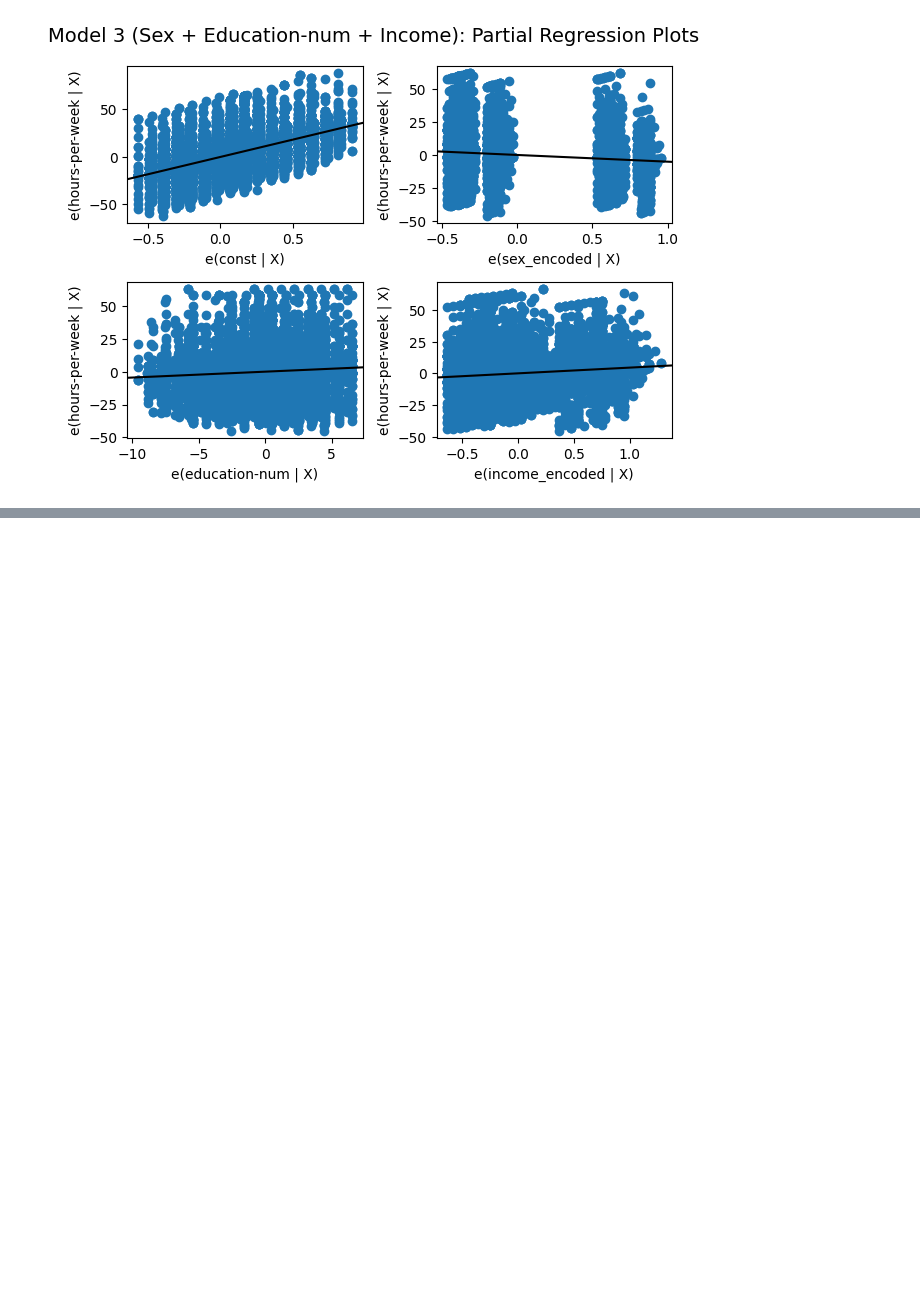
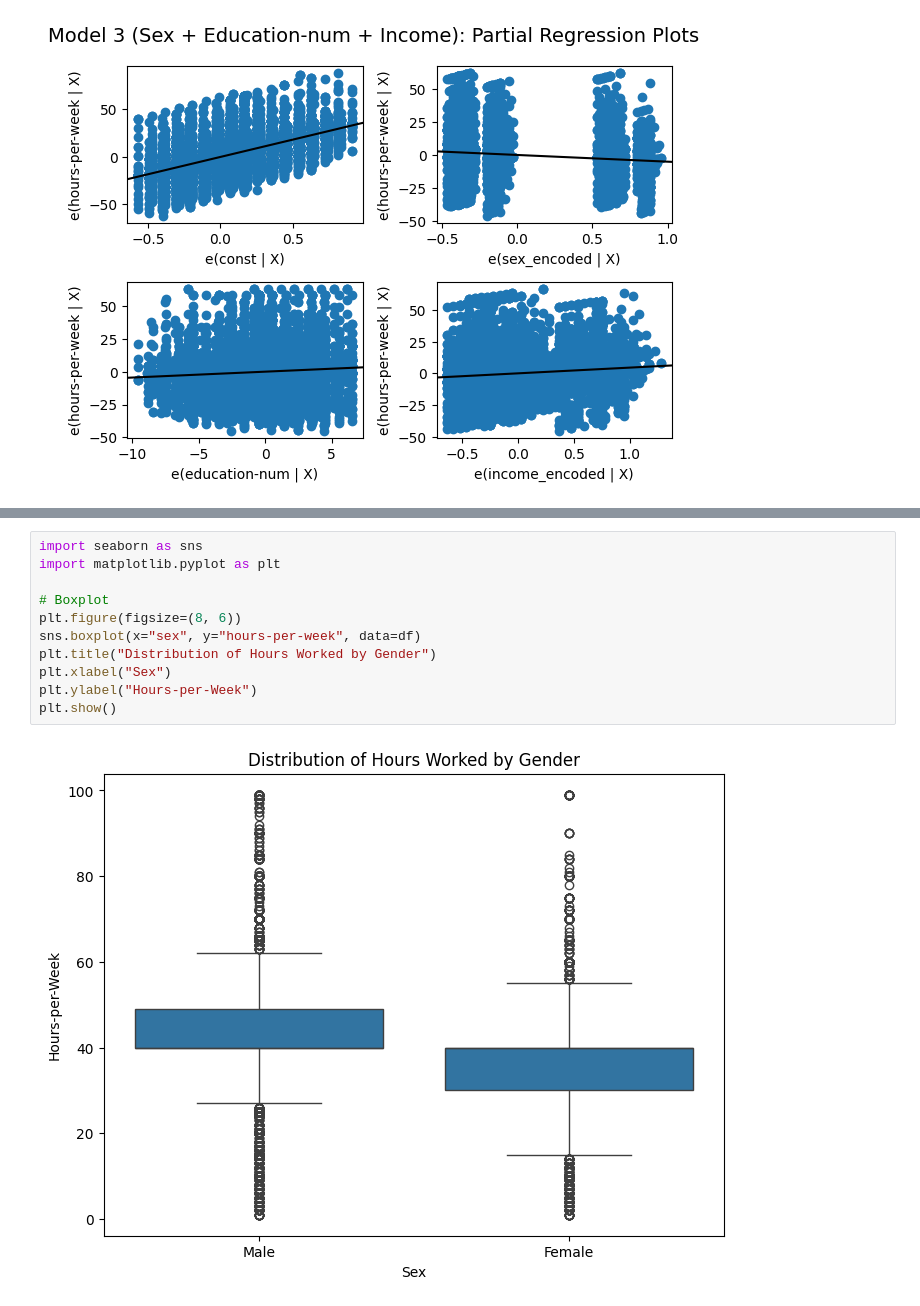
Before and after one commit to omar-bay/AAI614_Baayoun, a Jupyter notebook: week 4/project 1/Project_1-census_income.ipynb, the cells around one changed output, grey strips where cells are left out. Cells and saved outputs as stored; diff of their text form; blank space fills up the shorter version.

```diff
--- a/week 4/project 1/Project_1-census_income.ipynb
+++ b/week 4/project 1/Project_1-census_income.ipynb
@@ -759,0 +790,13 @@ partial_regression_plots(X3, y, "Model 3 (Sex + Education-num + Income)")
+# %%
+import seaborn as sns
+import matplotlib.pyplot as plt
+
+# Boxplot
+plt.figure(figsize=(8, 6))
+sns.boxplot(x="sex", y="hours-per-week", data=df)
+plt.title("Distribution of Hours Worked by Gender")
+plt.xlabel("Sex")
+plt.ylabel("Hours-per-Week")
+plt.show()
+# %% [output]
+[figure, added]
```
Also changed, not shown: parts of 6 cells of this notebook.
